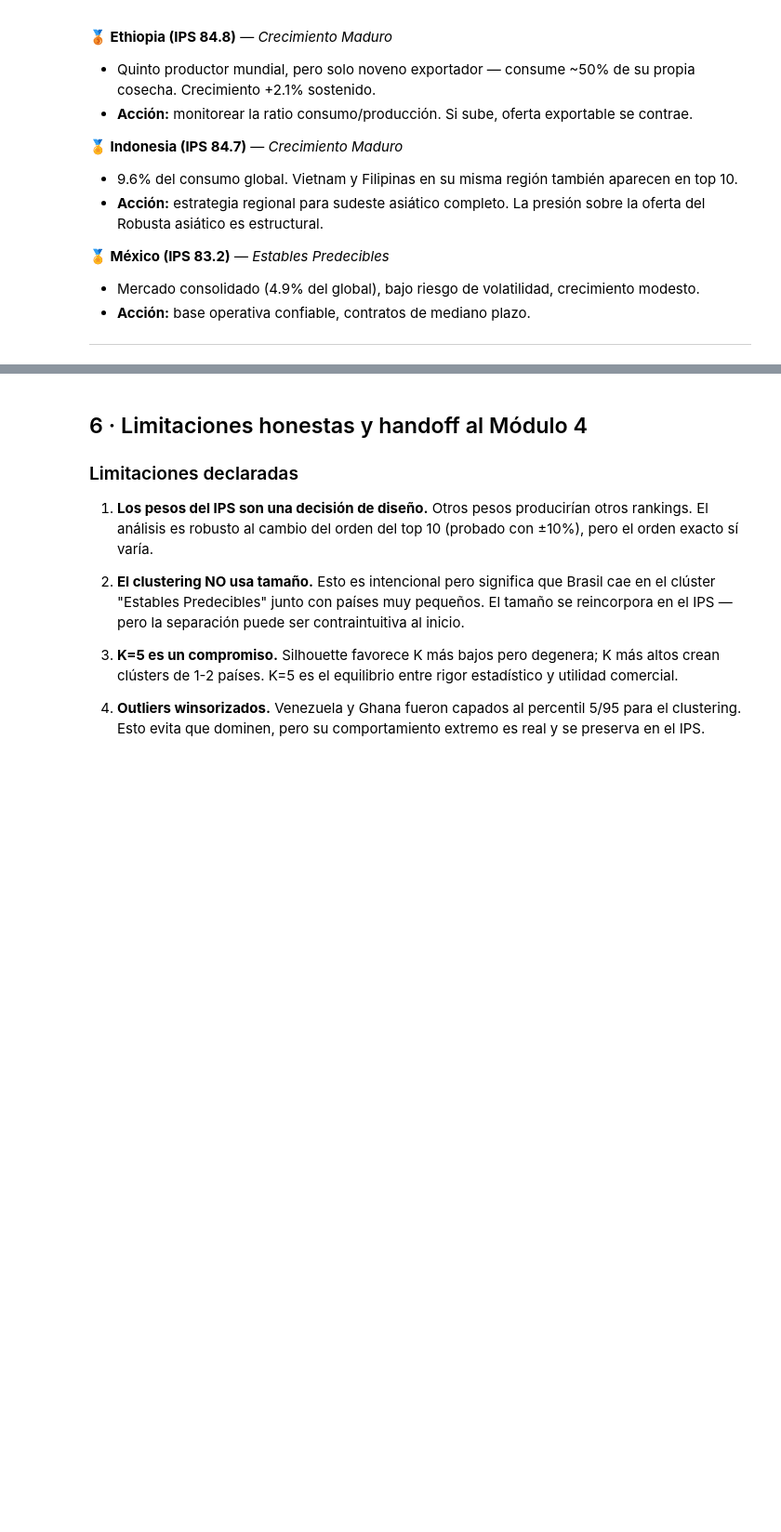
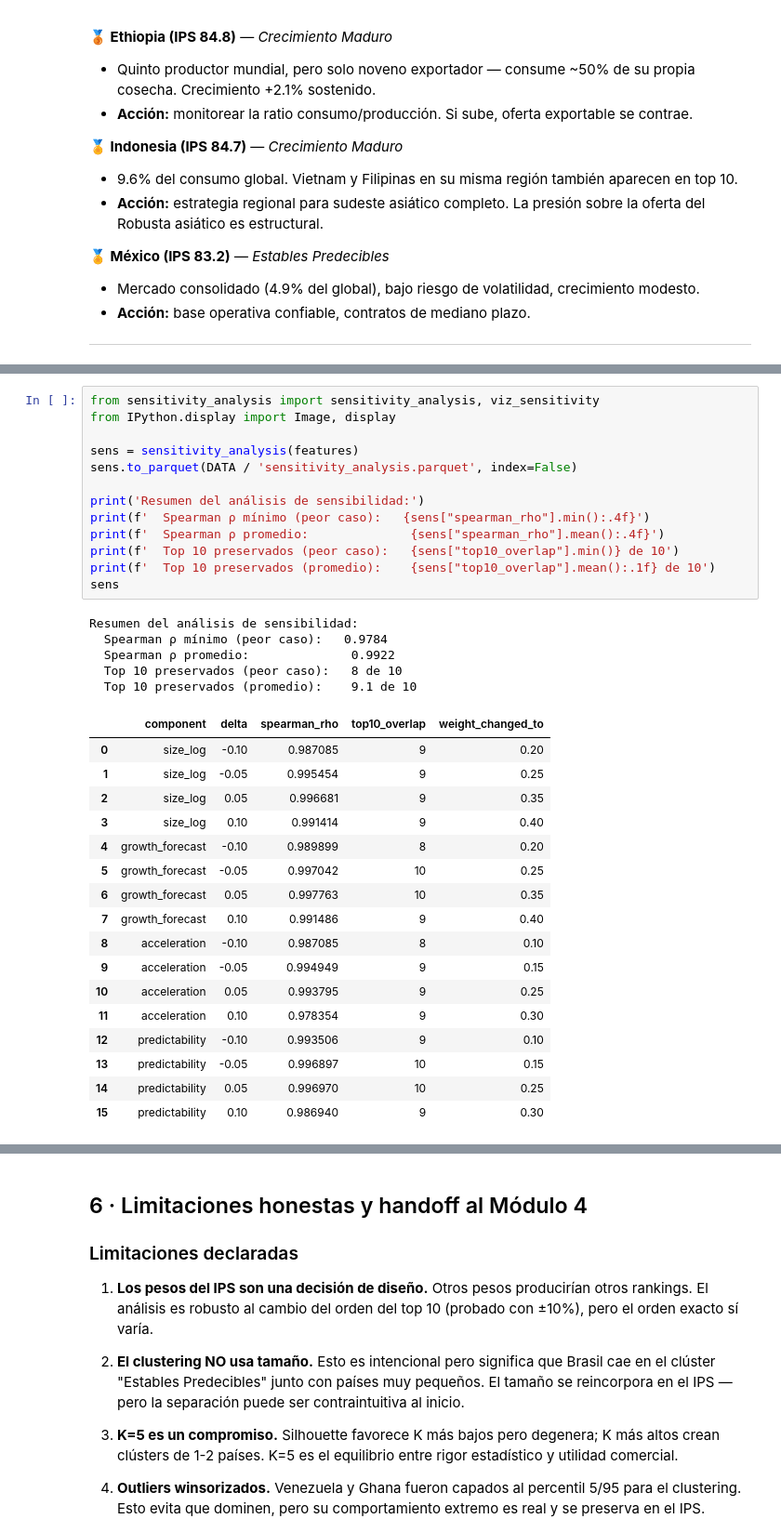
Before and after one commit to dvalle98/High-Garden-coffee, a Jupyter notebook: high_garden/03_segmentation_1.ipynb, the cells around one changed output, grey strips where cells are left out. Shown at 93% size. Cells and saved outputs as stored; diff of their text form; blank space fills up the shorter version.

```diff
--- a/high_garden/03_segmentation.ipynb
+++ b/high_garden/03_segmentation_1.ipynb
@@ -357,0 +372,36 @@ display(Image('figures/17_top5_profiles.png'))
+# %%
+from sensitivity_analysis import sensitivity_analysis, viz_sensitivity
+from IPython.display import Image, display
+
+sens = sensitivity_analysis(features)
+sens.to_parquet(DATA / 'sensitivity_analysis.parquet', index=False)
+
+print('Resumen del análisis de sensibilidad:')
+print(f'  Spearman ρ mínimo (peor caso):   {sens["spearman_rho"].min():.4f}')
+print(f'  Spearman ρ promedio:              {sens["spearman_rho"].mean():.4f}')
+print(f'  Top 10 preservados (peor caso):   {sens["top10_overlap"].min()} de 10')
+print(f'  Top 10 preservados (promedio):    {sens["top10_overlap"].mean():.1f} de 10')
+sens
+# %% [output]
+Resumen del análisis de sensibilidad:
+  Spearman ρ mínimo (peor caso):   0.9784
+  Spearman ρ promedio:              0.9922
+  Top 10 preservados (peor caso):   8 de 10
+  Top 10 preservados (promedio):    9.1 de 10
+|  | component | delta | spearman_rho | top10_overlap | weight_changed_to |
+| 0 | size_log | -0.10 | 0.987085 | 9 | 0.20 |
+| 1 | size_log | -0.05 | 0.995454 | 9 | 0.25 |
+| 2 | size_log | 0.05 | 0.996681 | 9 | 0.35 |
+| 3 | size_log | 0.10 | 0.991414 | 9 | 0.40 |
+| 4 | growth_forecast | -0.10 | 0.989899 | 8 | 0.20 |
+| 5 | growth_forecast | -0.05 | 0.997042 | 10 | 0.25 |
+| 6 | growth_forecast | 0.05 | 0.997763 | 10 | 0.35 |
+| 7 | growth_forecast | 0.10 | 0.991486 | 9 | 0.40 |
+| 8 | acceleration | -0.10 | 0.987085 | 8 | 0.10 |
+| 9 | acceleration | -0.05 | 0.994949 | 9 | 0.15 |
+| 10 | acceleration | 0.05 | 0.993795 | 9 | 0.25 |
+| 11 | acceleration | 0.10 | 0.978354 | 9 | 0.30 |
+| 12 | predictability | -0.10 | 0.993506 | 9 | 0.10 |
+| 13 | predictability | -0.05 | 0.996897 | 10 | 0.15 |
+| 14 | predictability | 0.05 | 0.996970 | 10 | 0.25 |
+| 15 | predictability | 0.10 | 0.986940 | 9 | 0.30 |
```
Also changed, not shown: parts of 3 cells of this notebook, 8 other files.
